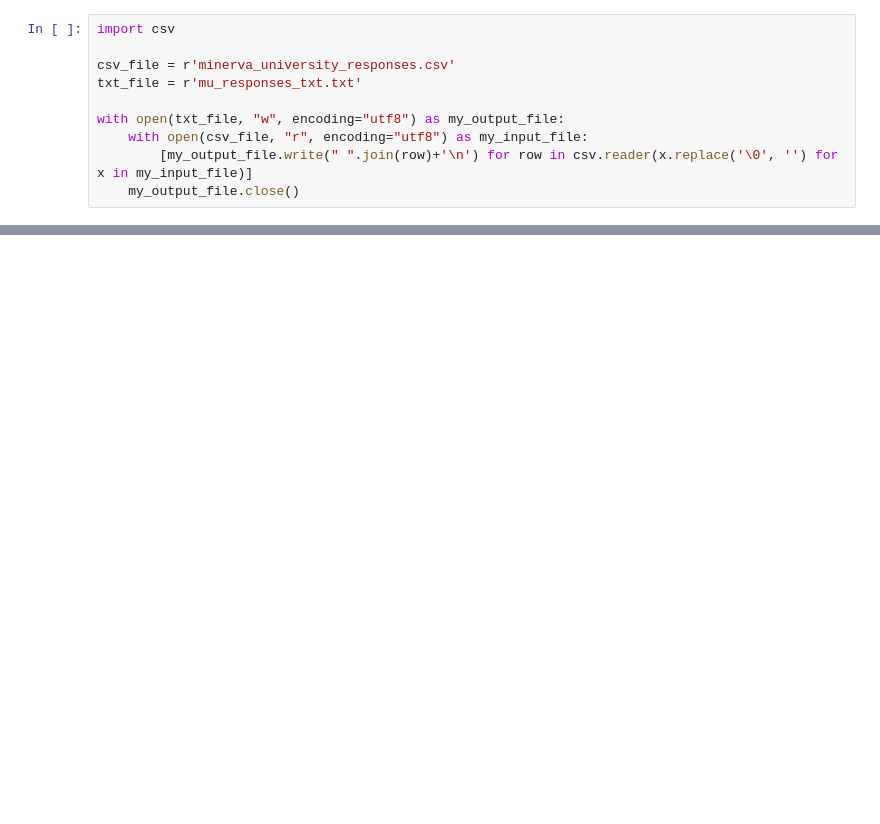
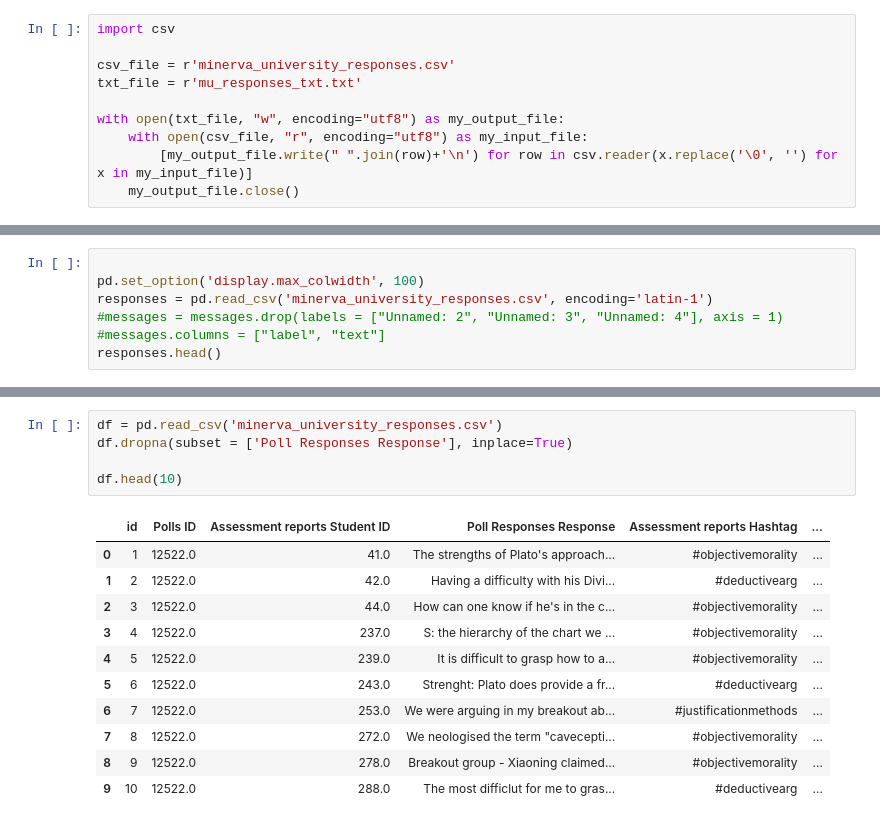
Before and after one commit to AI-lab-grading-nlp/Research, a Jupyter notebook: API with beatiful soup/Vectorization/word_to_vec.ipynb, the cells around one changed output, grey strips where cells are left out. Drawn from its saved outputs; the diff is of its cells as text; blank space fills up the shorter version.

```diff
--- a/API with beatiful soup/Vectorization/word_to_vec.ipynb
+++ b/API with beatiful soup/Vectorization/word_to_vec.ipynb
@@ -74,0 +83,7 @@ print("Cosine similarity between 'network' " +
+# %%
+
+pd.set_option('display.max_colwidth', 100)
+responses = pd.read_csv('minerva_university_responses.csv', encoding='latin-1')
+#messages = messages.drop(labels = ["Unnamed: 2", "Unnamed: 3", "Unnamed: 4"], axis = 1)
+#messages.columns = ["label", "text"]
+responses.head()
@@ -74,0 +181,17 @@ print("Cosine similarity between 'network' " +
+# %%
+df = pd.read_csv('minerva_university_responses.csv')
+df.dropna(subset = ['Poll Responses Response'], inplace=True)
+
+df.head(10)
+# %% [output]
+|  | id | Polls ID | Assessment reports Student ID | Poll Responses Response | Assessment reports Hashtag | ... |
+| 0 | 1 | 12522.0 | 41.0 | The strengths of Plato's approach... | #objectivemorality | ... |
+| 1 | 2 | 12522.0 | 42.0 | Having a difficulty with his Divi... | #deductivearg | ... |
+| 2 | 3 | 12522.0 | 44.0 | How can one know if he's in the c... | #objectivemorality | ... |
+| 3 | 4 | 12522.0 | 237.0 | S: the hierarchy of the chart we ... | #objectivemorality | ... |
+| 4 | 5 | 12522.0 | 239.0 | It is difficult to grasp how to a... | #objectivemorality | ... |
+| 5 | 6 | 12522.0 | 243.0 | Strenght: Plato does provide a fr... | #deductivearg | ... |
+| 6 | 7 | 12522.0 | 253.0 | We were arguing in my breakout ab... | #justificationmethods | ... |
+| 7 | 8 | 12522.0 | 272.0 | We neologised the term "cavecepti... | #objectivemorality | ... |
+| 8 | 9 | 12522.0 | 278.0 | Breakout group - Xiaoning claimed... | #objectivemorality | ... |
+| 9 | 10 | 12522.0 | 288.0 | The most difficlut for me to gras... | #deductivearg | ... |
```
Also changed, not shown: parts of 74 cells of this notebook, 2 other files.
